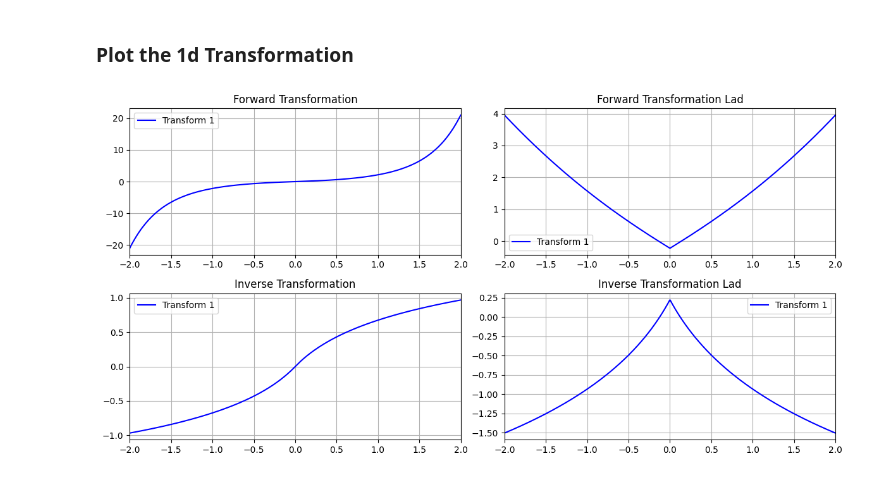
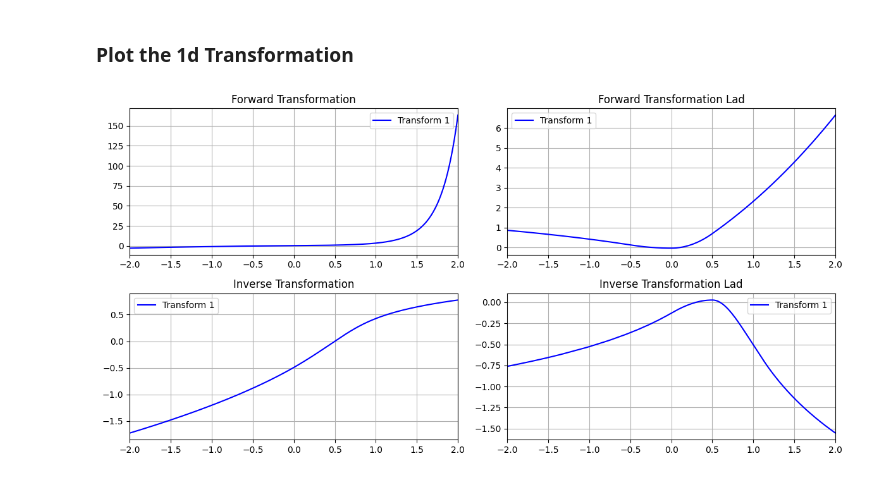
Before and after one commit to Lukas2412/tailnflows, a Jupyter notebook: tailnflows/models/test_transformations.ipynb, the cells around one changed output. Saved outputs shown, nothing was run; the diff lists cells and outputs as text; code cells hidden in the pictures.

```diff
--- a/tailnflows/models/test_transformations.ipynb
+++ b/tailnflows/models/test_transformations.ipynb
@@ -77,33 +77,33 @@ def plot_transform(transforms: list[Union[TailAffineMarginalTransform, ModifiedT
     fig.tight_layout()
     fig.show()
 # %%
-lam_pos = 1.0
-lam_neg = 1.0
-shift = 0.0
+lam_pos = 2.0
+lam_neg = 0.001
+shift = 0.5
 scale = 1.0
-hd_only = True
-mod = "std"
-a_pos = None
-a_neg = None
+hd_only = False
+mod = "erfi"
+a_pos = 0.5
+a_neg = -0.5
 
 x_low = -2.0
 x_high = 2.0
 
 trafo = ModifiedTailAffineMarginalTransform(
     features=1,
     pos_tail_init=torch.tensor([lam_pos]),
     neg_tail_init=torch.tensor([lam_neg]),
     shift_init=torch.tensor([shift]),
     scale_init=torch.tensor([scale]),
     fix=False,
     hd_only=hd_only,
     mod=mod,
     a_pos=torch.tensor([a_pos]) if a_pos is not None else None,
     a_neg=torch.tensor([a_neg]) if a_neg is not None else None,
 )
 
 transforms = [trafo]
 
 plot_transform(transforms, x_low, x_high)
 # %% [output]
-[figure, old version]
+[figure, new version]
```
Also changed, not shown: 1 other file.
